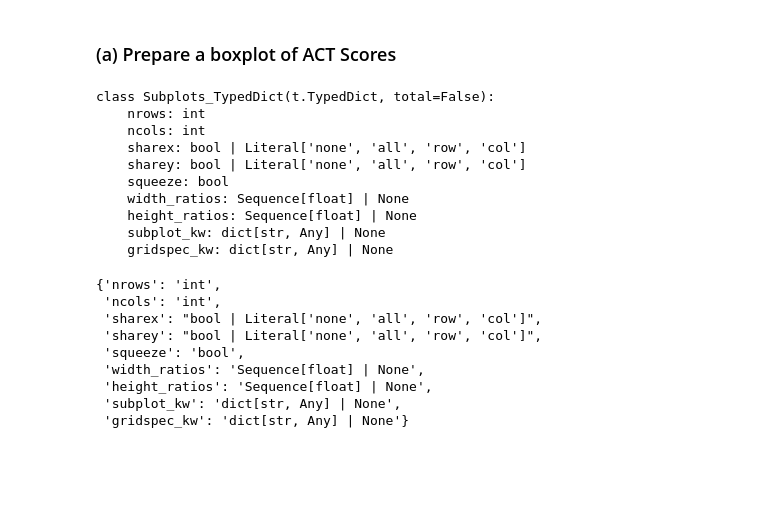
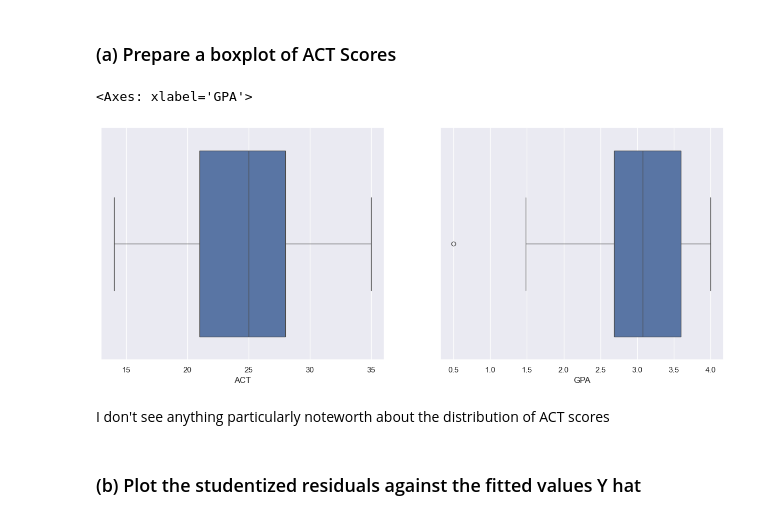
Before and after one commit to akseldkw07/kretsinger, a Jupyter notebook: columbia/STAT4205/hw2.ipynb, the cells around one changed output. Saved outputs shown, nothing was run; the diff lists cells and outputs as text; code cells hidden in the pictures; blank space fills up the shorter version.

```diff
--- a/columbia/STAT4205/hw2.ipynb
+++ b/columbia/STAT4205/hw2.ipynb
@@ -21,26 +25,17 @@ df.sample(3)
 # %% [markdown]
 ### (a) Prepare a boxplot of ACT Scores
 # %%
-fig, ax = uks_mpl.subplots()
+fig, ax = uks_mpl.subplots(2)
-# %%
-uks_types.func_to_typed_dict(plt.subplots)
-# %% [output]
-class Subplots_TypedDict(t.TypedDict, total=False):
-    nrows: int
-    ncols: int
-    sharex: bool | Literal['none', 'all', 'row', 'col']
-    sharey: bool | Literal['none', 'all', 'row', 'col']
-    squeeze: bool
-    width_ratios: Sequence[float] | None
-    height_ratios: Sequence[float] | None
-    subplot_kw: dict[str, Any] | None
-    gridspec_kw: dict[str, Any] | None
-{'nrows': 'int',
- 'ncols': 'int',
- 'sharex': "bool | Literal['none', 'all', 'row', 'col']",
- 'sharey': "bool | Literal['none', 'all', 'row', 'col']",
- 'squeeze': 'bool',
- 'width_ratios': 'Sequence[float] | None',
- 'height_ratios': 'Sequence[float] | None',
- 'subplot_kw': 'dict[str, Any] | None',
- 'gridspec_kw': 'dict[str, Any] | None'}
+# %%
+sns.boxplot(x=df.ACT, ax=ax[0])
+sns.boxplot(x=df.GPA, ax=ax[1])
+# %% [output]
+<Axes: xlabel='GPA'>
+# %%
+fig
+# %% [output]
+[figure, added]
+# %% [markdown]
+I don't see anything particularly noteworth about the distribution of ACT scores
+# %% [markdown]
+### (b) Plot the studentized residuals against the fitted values Y hat
```
Also changed, not shown: parts of 92 cells of this notebook, 4 other files.
